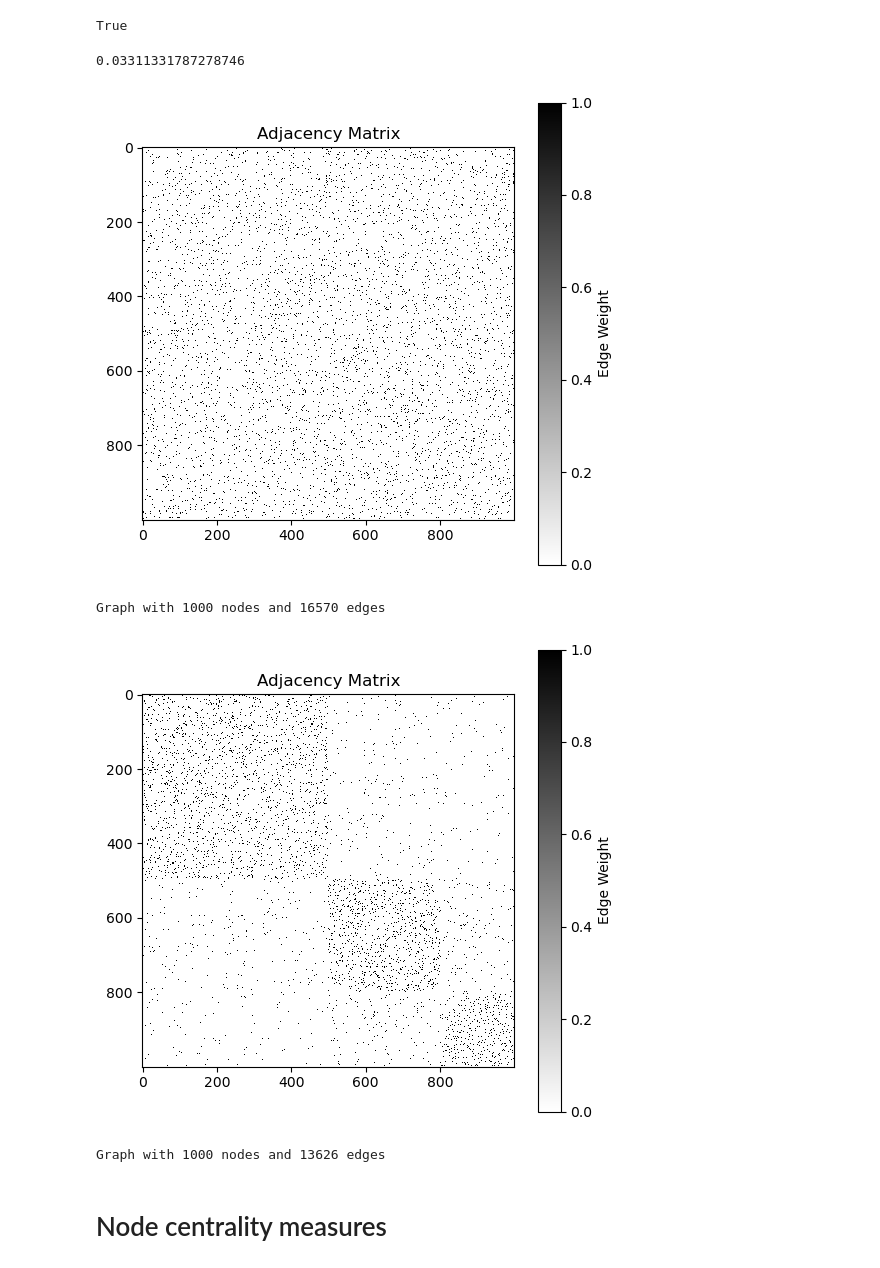
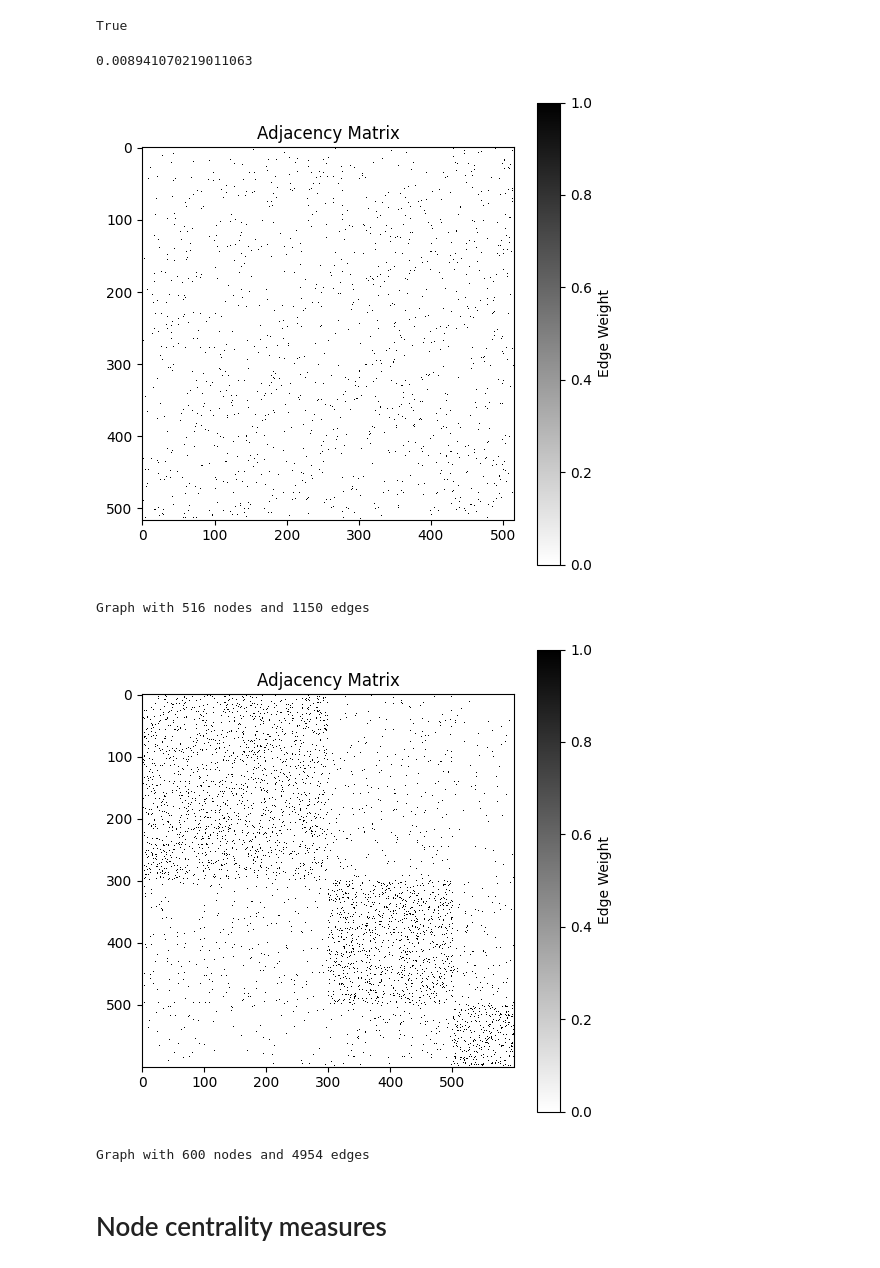
Before and after one commit to FraDurazzi/CNLab, a Jupyter notebook: 02_centrality_measures_and_markov_process.ipynb, the cells around one changed output. Cells and saved outputs as stored; diff of their text form; code cells hidden in the pictures.

```diff
--- a/02_centrality_measures_and_markov_process.ipynb
+++ b/02_centrality_measures_and_markov_process.ipynb
@@ -256,19 +256,19 @@ is_symmetric(A_real)
 True
 # %%
 # density of the graph
-16706/(1005*1004/2)
+1188/(516*515/2)
 # %% [output]
-0.03311331787278746
+0.008941070219011063
 # %%
-A_ER=erdos_renyi(1000,0.033,symmetric=True)
+A_ER=erdos_renyi(516,0.0089)
 plot_adjacency_matrix(A_ER)
 G_ER=nx.Graph(A_ER)
 print(G_ER)
 # %% [output]
-[figure, old version]
+[figure, new version]
-Graph with 1000 nodes and 16570 edges
+Graph with 516 nodes and 1150 edges
 # %%
-A_SBM=generate_sbm([500,300,200],[0.05,0.07,0.07],
+A_SBM=generate_sbm([300,200,100],[0.05,0.07,0.07],
                    np.array([[np.nan,0.01,0.005],
                              [np.nan,np.nan,0.015],
                              [np.nan,np.nan,np.nan]]))
@@ -276,8 +276,8 @@ plot_adjacency_matrix(A_SBM)
 G_SBM=nx.Graph(A_SBM)
 print(G_SBM)
 # %% [output]
-[figure, old version]
+[figure, new version]
-Graph with 1000 nodes and 13626 edges
+Graph with 600 nodes and 4954 edges
 # %% [markdown]
 # Node centrality measures
 # %% [markdown]
```
Also changed, not shown: parts of 12 cells of this notebook.
